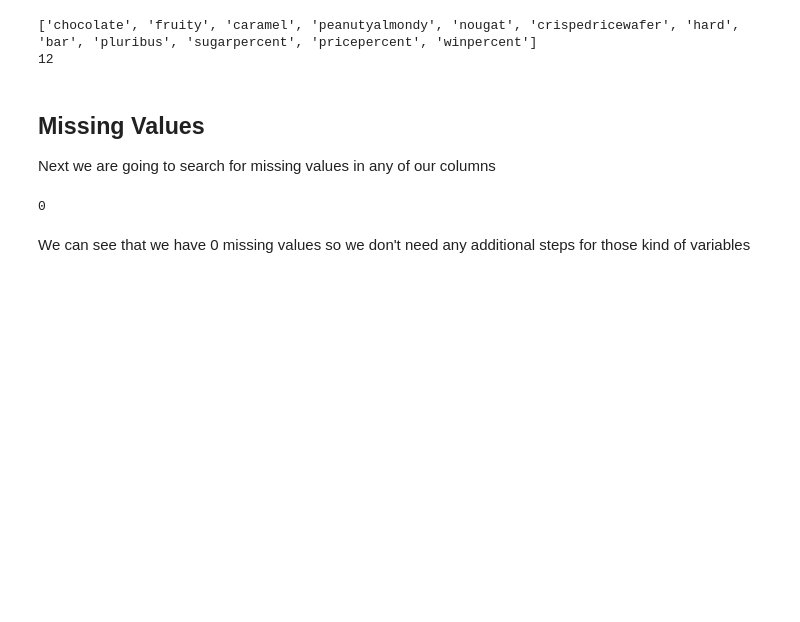
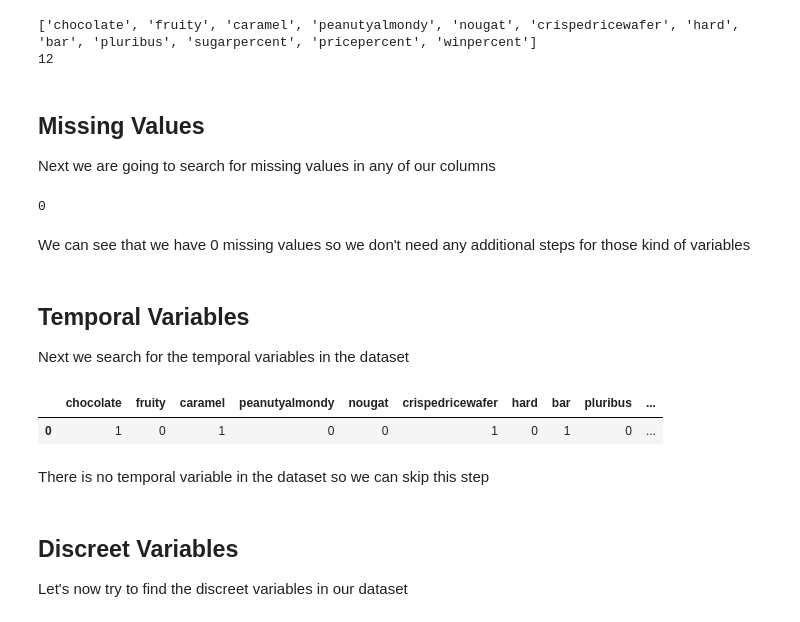
Before and after one commit to staks1/Python-Regression, a Jupyter notebook: project-candy-regression/candy-regression.ipynb, the cells around one changed output. Drawn from its saved outputs; the diff is of its cells as text; code cells hidden in the pictures; blank space fills up the shorter version.

```diff
--- a/project-candy-regression/candy-regression.ipynb
+++ b/project-candy-regression/candy-regression.ipynb
@@ -104,3 +104,16 @@ len(vars_with_na)
 0
 # %% [markdown]
 We can see that we have 0 missing values so we don't need any additional steps for those kind of variables
+# %% [markdown]
+## Temporal Variables
+Next we search for the temporal variables in the dataset
+# %%
+data.head(1)
+# %% [output]
+|  | chocolate | fruity | caramel | peanutyalmondy | nougat | crispedricewafer | hard | bar | pluribus | ... |
+| 0 | 1 | 0 | 1 | 0 | 0 | 1 | 0 | 1 | 0 | ... |
+# %% [markdown]
+There is no temporal variable in the dataset so we can skip this step
+# %% [markdown]
+## Discreet Variables
+Let's now try to find the discreet variables in our dataset
```
Also changed, not shown: parts of 4 cells of this notebook.
